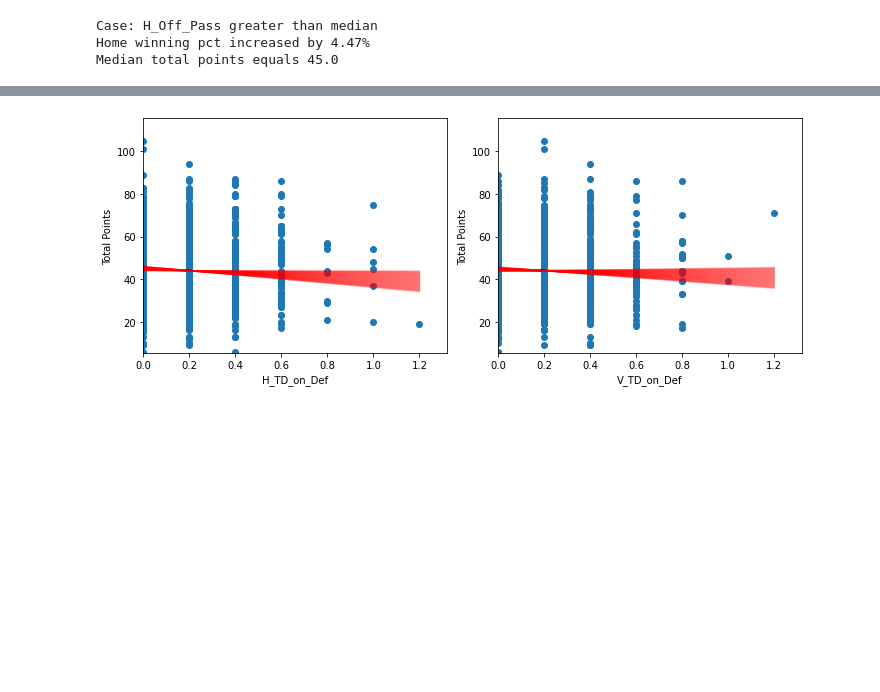
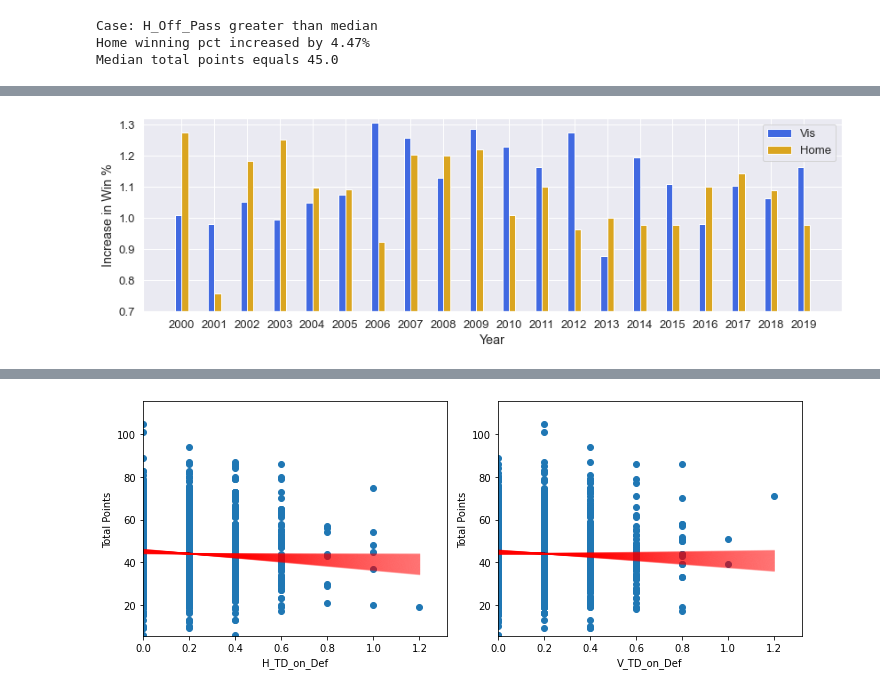
Before and after one commit to titansat74/Projects, a Jupyter notebook: Capstone Two/Cap2_Model.ipynb, the cells around one changed output, grey strips where cells are left out. Cells and saved outputs as stored; diff of their text form; code cells hidden in the pictures; blank space fills up the shorter version.

```diff
--- a/Capstone Two/Cap2_Model.ipynb
+++ b/Capstone Two/Cap2_Model.ipynb
@@ -810,0 +860,32 @@ Median total points equals 45.0
+# %%
+yr = np.arange(2000,2020)
+df = dfcomp
+vinc = np.empty(len(yr))
+hinc = np.empty(len(yr))
+for i in range(len(yr)):
+    sbv = df[(df['V_Off_Pass'] > np.median(df['V_Off_Pass'])) & (df['Year'] == yr[i])]
+    sbh = df[(df['H_Off_Pass'] > np.median(df['H_Off_Pass'])) & (df['Year'] == yr[i])]
+    vinc[i] = ((sbv['V_Game']>sbv['H_Game'])/(df['V_Game']>df['H_Game']).mean()).mean()
+    hinc[i] = ((sbh['H_Game']>sbh['V_Game'])/(df['H_Game']>df['V_Game']).mean()).mean()
+
+fig = plt.figure(figsize=(12,4))
+ax = fig.add_subplot(1,1,1)
+
+ind = np.arange(len(yr))  # the x locations for the groups
+width = 0.2  # the width of the bars
+
+sns.set(font_scale=1.2)
+_ = plt.bar(ind - width/2, vinc, width, label='Vis',color='royalblue')
+_ = plt.bar(ind + width/2, hinc, width, label='Home',color='goldenrod')
+
+# Add some text for labels, title and custom x-axis tick labels, etc.
+_ = plt.ylabel('Increase in Win %')
+#_ = plt.title('Average Points by Location')
+_ = plt.xticks(ind,labels=yr)
+_ = plt.xlabel('Year')
+_ = plt.legend(loc='upper right')
+_ = plt.ylim(0.7,1.32)
+fig.show()
+fig.tight_layout()
+# %% [output]
+[figure, added]
```
Also changed, not shown: parts of 19 cells of this notebook.
